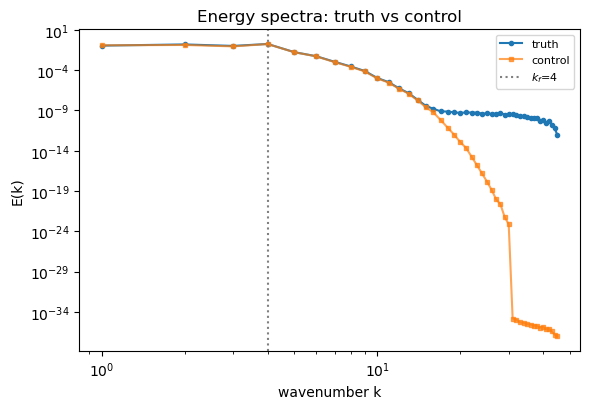
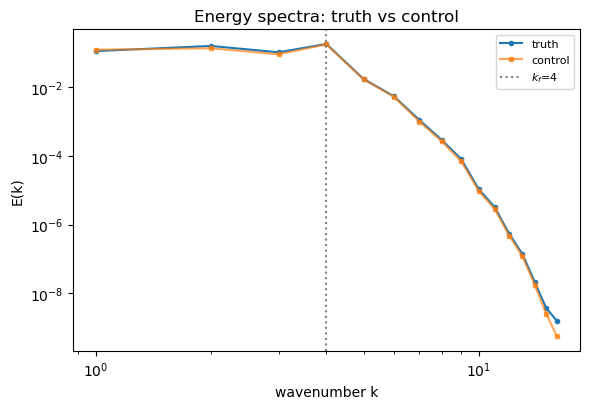
The notebook cell's code change between the first figure and the second:
--- before
+++ after
@@ -3,6 +3,6 @@
 
 fig, ax = plt.subplots(figsize=(6, 4.2))
-ax.loglog(k_t, E_t, "o-", ms=3, label="truth")
-ax.loglog(k_c, E_c, "s-", ms=3, label="control", alpha=0.7)
+ax.loglog(k_t[:16], E_t[:16], "o-", ms=3, label="truth")
+ax.loglog(k_c[:16], E_c[:16], "s-", ms=3, label="control", alpha=0.7)
 ax.axvline(PARAMS["k_f"], color="gray", ls=":", label=f"$k_f$={PARAMS['k_f']}")
 ax.set_xlabel("wavenumber k"); ax.set_ylabel("E(k)")

Commit: finished observation generation